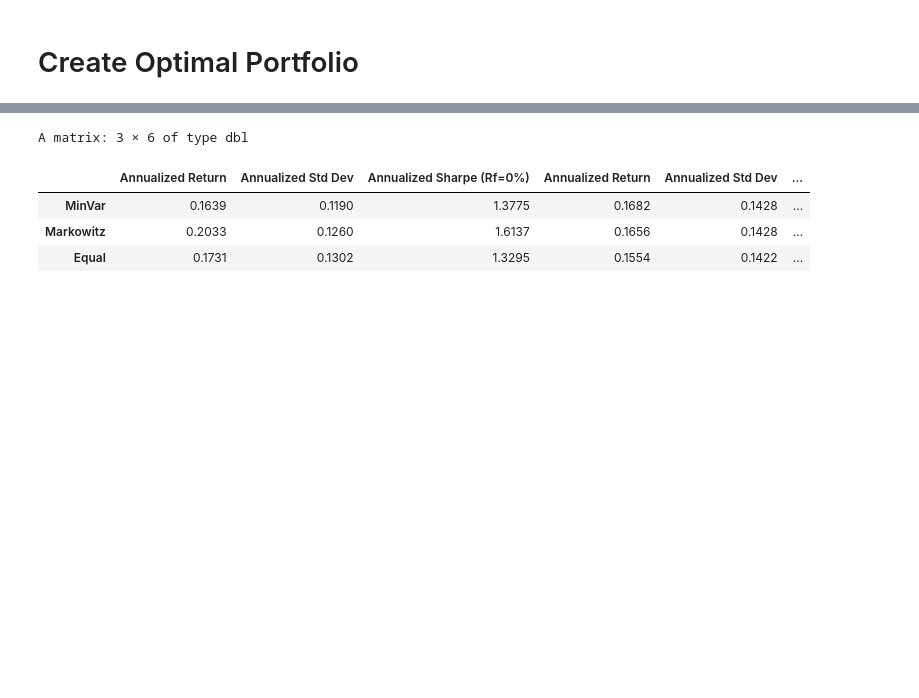
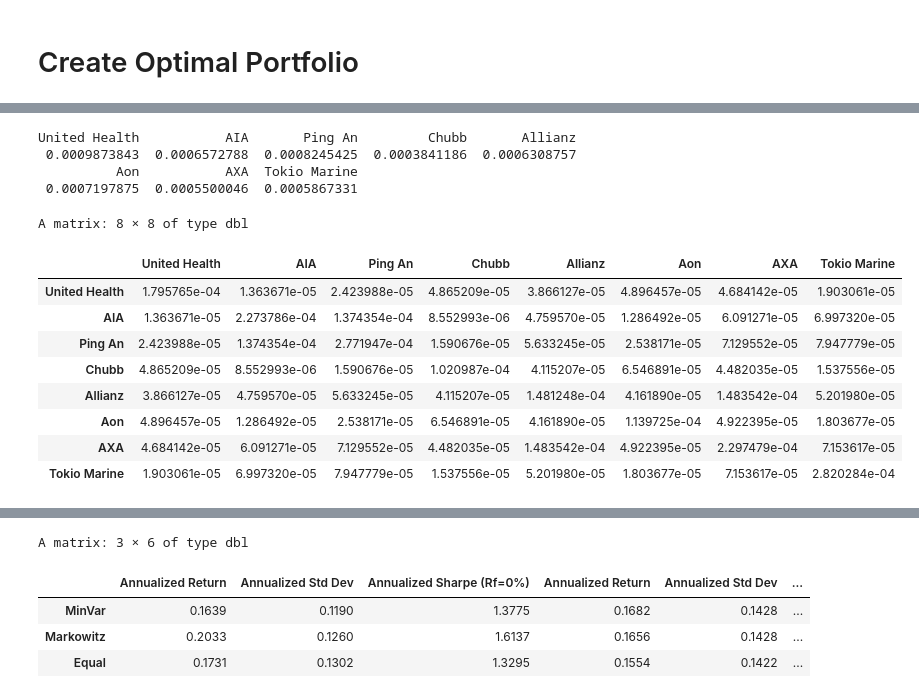
Before and after one commit to OpenActTextDev/ConstructPortfolio, a Jupyter notebook: Notebooks/InvestmentPortfolios.ipynb, the cells around one changed output, grey strips where cells are left out. Saved outputs shown, nothing was run; the diff lists cells and outputs as text; code cells hidden in the pictures; blank space fills up the shorter version.

```diff
--- a/Notebooks/InvestmentPortfolios.ipynb
+++ b/Notebooks/InvestmentPortfolios.ipynb
@@ -168,0 +228,24 @@ Here is some output that we can get from "Hmisc." This example also illustrates
+# %%
+Return_trn <- Return[1:1299, ]
+Return_tst <- Return[1427:2188, ]
+
+T_trn <- nrow(Return_trn)
+mu    <- colMeans(Return_trn, na.rm = TRUE)
+Sigma <- cov(Return_trn, use = "pairwise.complete.obs")
+mu
+Sigma
+# %% [output]
+United Health           AIA       Ping An         Chubb       Allianz
+ 0.0009873843  0.0006572788  0.0008245425  0.0003841186  0.0006308757
+          Aon           AXA  Tokio Marine
+ 0.0007197875  0.0005500046  0.0005867331
+A matrix: 8 × 8 of type dbl
+|  | United Health | AIA | Ping An | Chubb | Allianz | Aon | AXA | Tokio Marine |
+| United Health | 1.795765e-04 | 1.363671e-05 | 2.423988e-05 | 4.865209e-05 | 3.866127e-05 | 4.896457e-05 | 4.684142e-05 | 1.903061e-05 |
+| AIA | 1.363671e-05 | 2.273786e-04 | 1.374354e-04 | 8.552993e-06 | 4.759570e-05 | 1.286492e-05 | 6.091271e-05 | 6.997320e-05 |
+| Ping An | 2.423988e-05 | 1.374354e-04 | 2.771947e-04 | 1.590676e-05 | 5.633245e-05 | 2.538171e-05 | 7.129552e-05 | 7.947779e-05 |
+| Chubb | 4.865209e-05 | 8.552993e-06 | 1.590676e-05 | 1.020987e-04 | 4.115207e-05 | 6.546891e-05 | 4.482035e-05 | 1.537556e-05 |
+| Allianz | 3.866127e-05 | 4.759570e-05 | 5.633245e-05 | 4.115207e-05 | 1.481248e-04 | 4.161890e-05 | 1.483542e-04 | 5.201980e-05 |
+| Aon | 4.896457e-05 | 1.286492e-05 | 2.538171e-05 | 6.546891e-05 | 4.161890e-05 | 1.139725e-04 | 4.922395e-05 | 1.803677e-05 |
+| AXA | 4.684142e-05 | 6.091271e-05 | 7.129552e-05 | 4.482035e-05 | 1.483542e-04 | 4.922395e-05 | 2.297479e-04 | 7.153617e-05 |
+| Tokio Marine | 1.903061e-05 | 6.997320e-05 | 7.947779e-05 | 1.537556e-05 | 5.201980e-05 | 1.803677e-05 | 7.153617e-05 | 2.820284e-04 |
```
Also changed, not shown: parts of 22 cells of this notebook.
